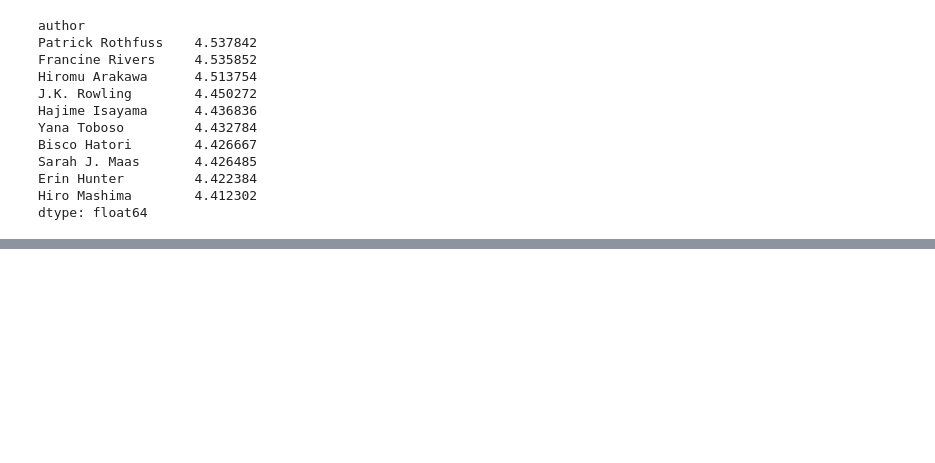
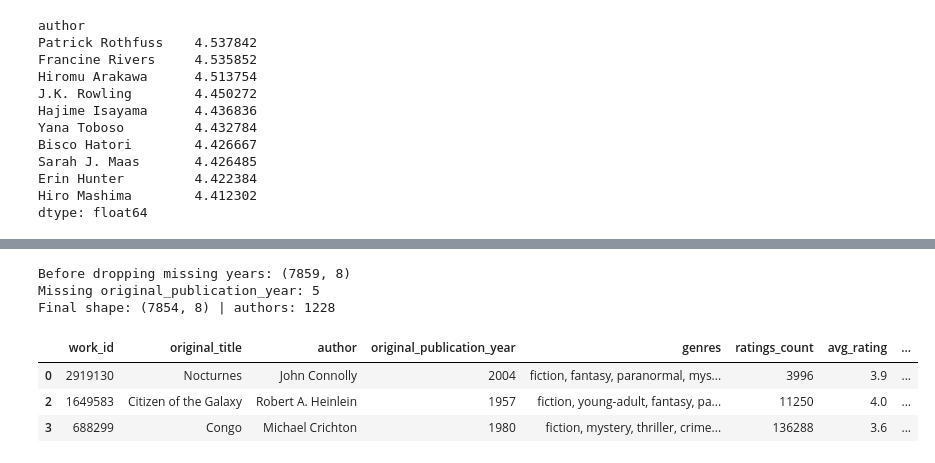
Before and after one commit to Mishiez/what-readers-love, a Jupyter notebook: notebooks/goodreads_eda.ipynb, the cells around one changed output, grey strips where cells are left out. Saved outputs shown, nothing was run; the diff lists cells and outputs as text; code cells hidden in the pictures; blank space fills up the shorter version.

```diff
--- a/notebooks/goodreads_eda.ipynb
+++ b/notebooks/goodreads_eda.ipynb
@@ -350,0 +429,22 @@ dtype: float64
+# %%
+qualifying = book_summary[book_summary['ratings_count'] >= 1000].copy()
+eligible_authors = qualifying.groupby('author').size()
+eligible_authors = eligible_authors[eligible_authors >= 3].index
+
+author_year_summary = qualifying[qualifying['author'].isin(eligible_authors)].copy()
+print("Before dropping missing years:", author_year_summary.shape)
+print("Missing original_publication_year:", author_year_summary['original_publication_year'].isnull().sum())
+
+author_year_summary = author_year_summary.dropna(subset=['original_publication_year'])
+author_year_summary['original_publication_year'] = author_year_summary['original_publication_year'].astype(int)
+
+print("Final shape:", author_year_summary.shape, "| authors:", author_year_summary['author'].nunique())
+author_year_summary.head(3)
+# %% [output]
+Before dropping missing years: (7859, 8)
+Missing original_publication_year: 5
+Final shape: (7854, 8) | authors: 1228
+|  | work_id | original_title | author | original_publication_year | genres | ratings_count | avg_rating | ... |
+| 0 | 2919130 | Nocturnes | John Connolly | 2004 | fiction, fantasy, paranormal, mys... | 3996 | 3.9 | ... |
+| 2 | 1649583 | Citizen of the Galaxy | Robert A. Heinlein | 1957 | fiction, young-adult, fantasy, pa... | 11250 | 4.0 | ... |
+| 3 | 688299 | Congo | Michael Crichton | 1980 | fiction, mystery, thriller, crime... | 136288 | 3.6 | ... |
```
Also changed, not shown: parts of 8 cells of this notebook.
